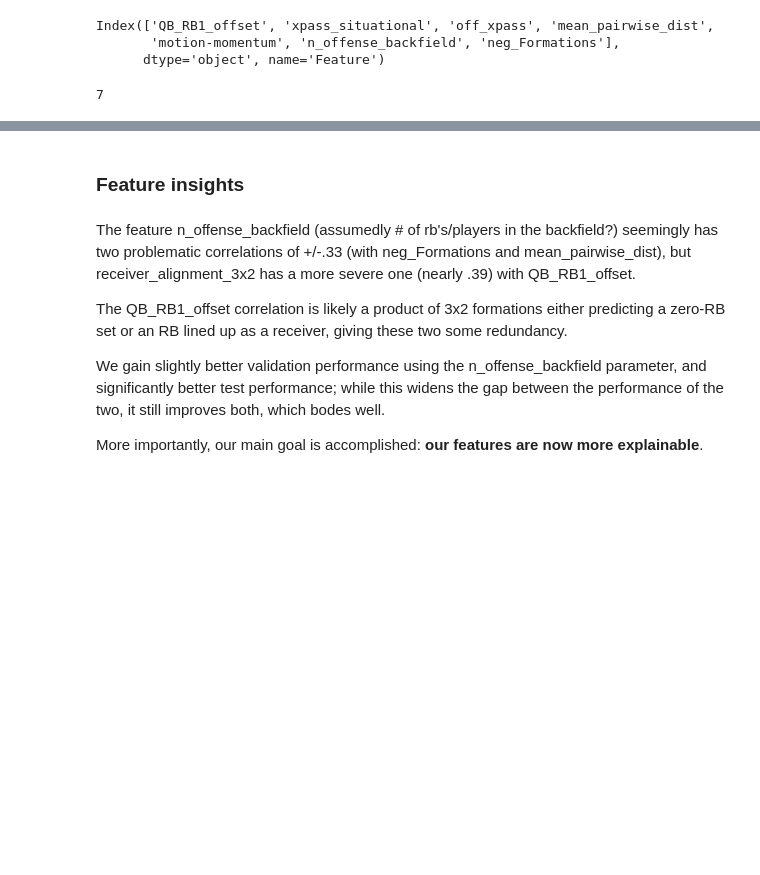
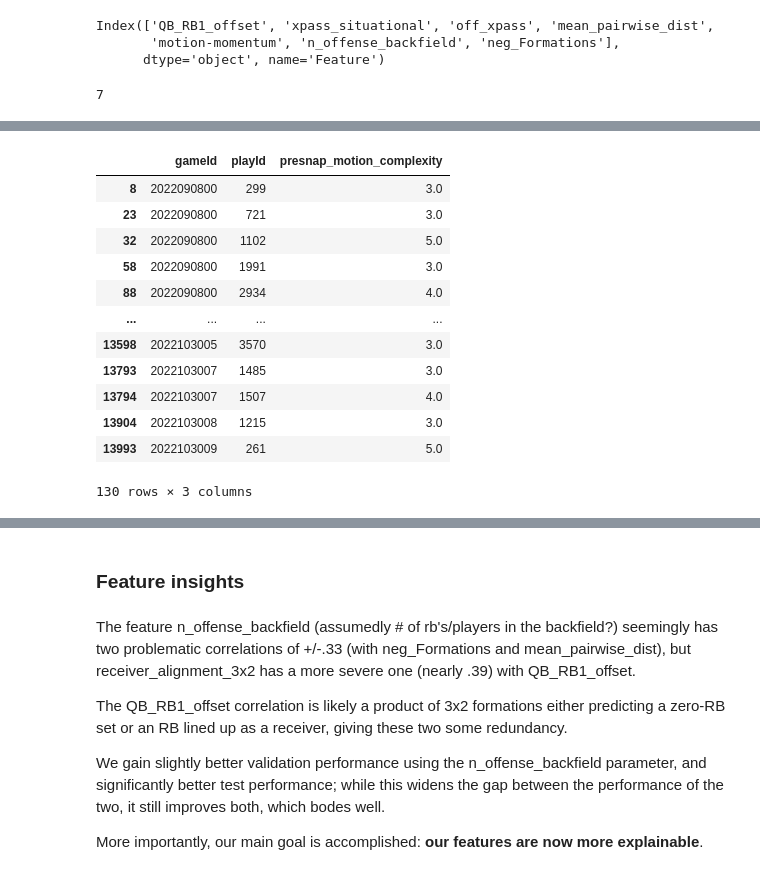
Before and after one commit to meagvo/NFL_BDB2025, a Jupyter notebook: pred-nov1-no-cb.ipynb, the cells around one changed output, grey strips where cells are left out. Drawn from its saved outputs; the diff is of its cells as text; code cells hidden in the pictures; blank space fills up the shorter version.

```diff
--- a/pred-nov1-no-cb.ipynb
+++ b/pred-nov1-no-cb.ipynb
@@ -429,3 +430,19 @@ X[final_features].corr()
 | motion-momentum | 0.081081 | 0.024976 | 0.080880 | -0.048166 | 1.000000 | -0.124009 | ... |
 | neg_Formations | -0.459035 | -0.132096 | -0.172907 | 0.336809 | -0.124009 | 1.000000 | ... |
 | mean_pairwise_dist | 0.392132 | 0.119167 | 0.138470 | -0.330125 | 0.023917 | -0.391906 | ... |
+# %%
+train_data[train_data['presnap_motion_complexity']>2][['gameId', 'playId', 'presnap_motion_complexity']]
+# %% [output]
+|  | gameId | playId | presnap_motion_complexity |
+| 8 | 2022090800 | 299 | 3.0 |
+| 23 | 2022090800 | 721 | 3.0 |
+| 32 | 2022090800 | 1102 | 5.0 |
+| 58 | 2022090800 | 1991 | 3.0 |
+| 88 | 2022090800 | 2934 | 4.0 |
+| ... | ... | ... | ... |
+| 13598 | 2022103005 | 3570 | 3.0 |
+| 13793 | 2022103007 | 1485 | 3.0 |
+| 13794 | 2022103007 | 1507 | 4.0 |
+| 13904 | 2022103008 | 1215 | 3.0 |
+| 13993 | 2022103009 | 261 | 5.0 |
+130 rows × 3 columns
```
Also changed, not shown: parts of 9 cells of this notebook, 1 other file.
